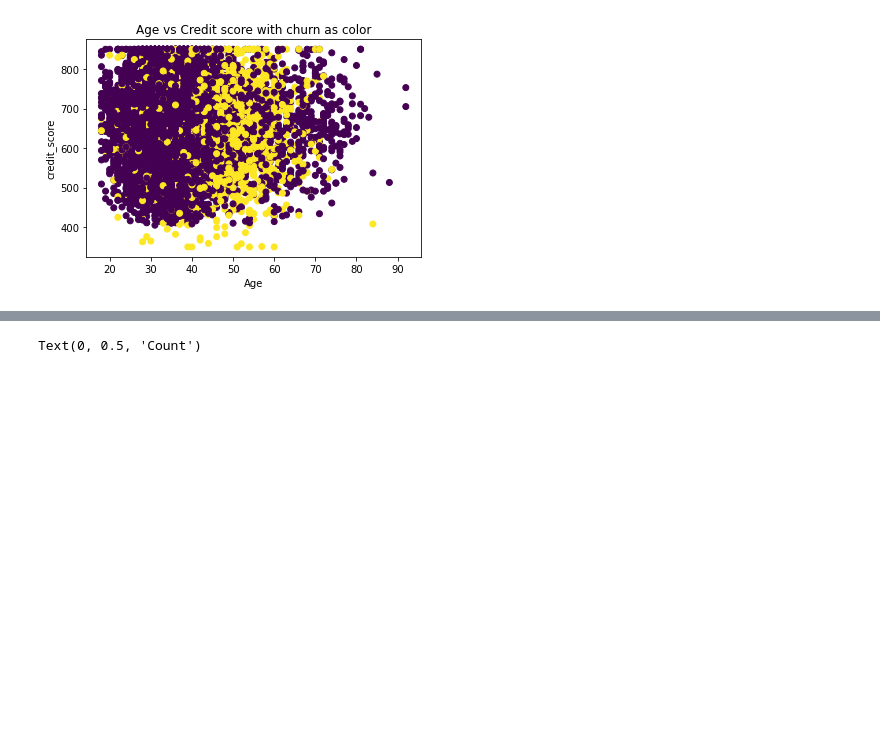
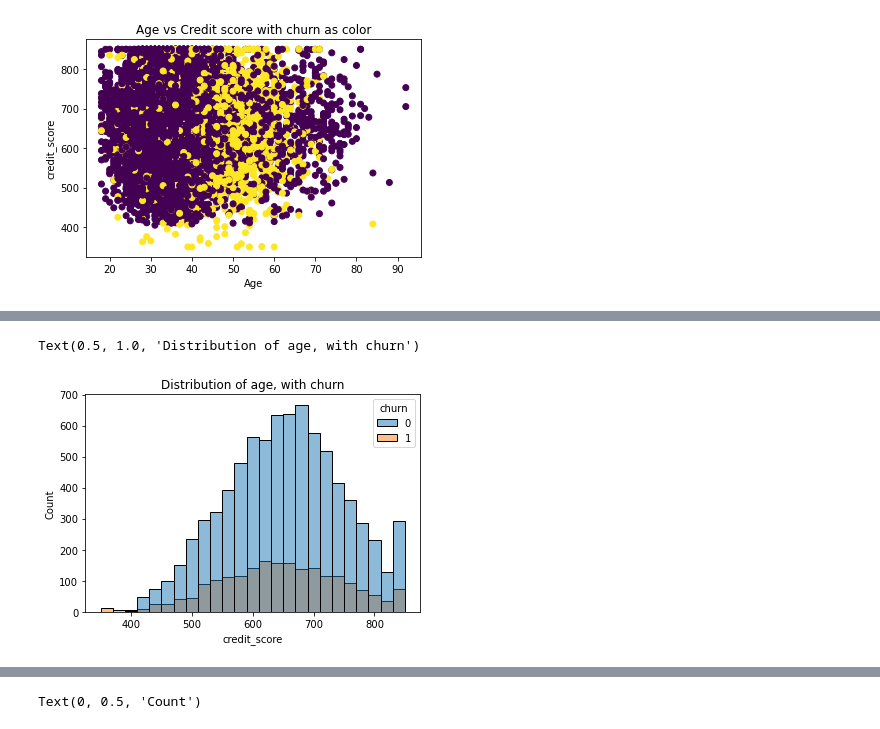
Before and after one commit to Fatemeh-Khosravi/Customer-Churn-Prediction, a Jupyter notebook: ADS505 - Team Project - EDA, Pre-process - SKuc.ipynb, the cells around one changed output, grey strips where cells are left out. Drawn from its saved outputs; the diff is of its cells as text; code cells hidden in the pictures; blank space fills up the shorter version.

```diff
--- a/ADS505 - Team Project - EDA, Pre-process - SKuc.ipynb
+++ b/ADS505 - Team Project - EDA, Pre-process - SKuc.ipynb
@@ -132,0 +141,8 @@ Text(0, 0.5, 'credit_score')
+# %%
+# let's see barchart of distribution for income
+
+sns.histplot(x = 'credit_score', hue = 'churn', data = bank, bins = 25)
+plt.title("Distribution of age, with churn")
+# %% [output]
+Text(0.5, 1.0, 'Distribution of age, with churn')
+[figure, added]
```
Also changed, not shown: parts of 15 cells of this notebook.
